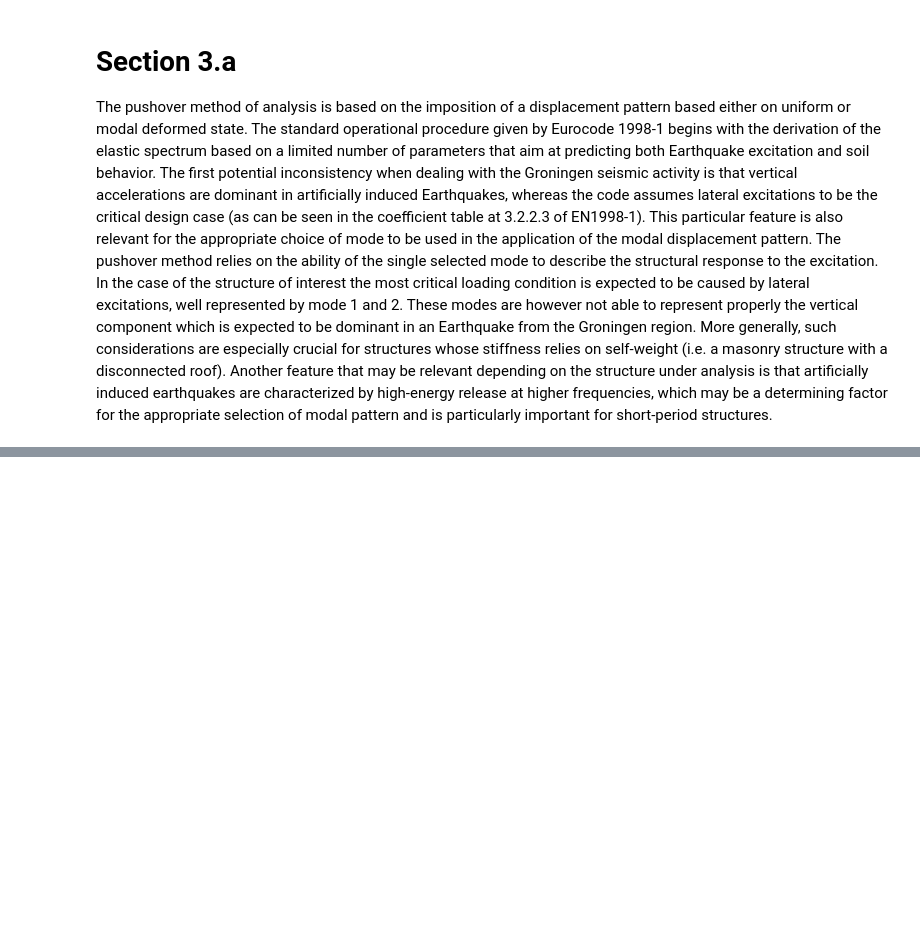
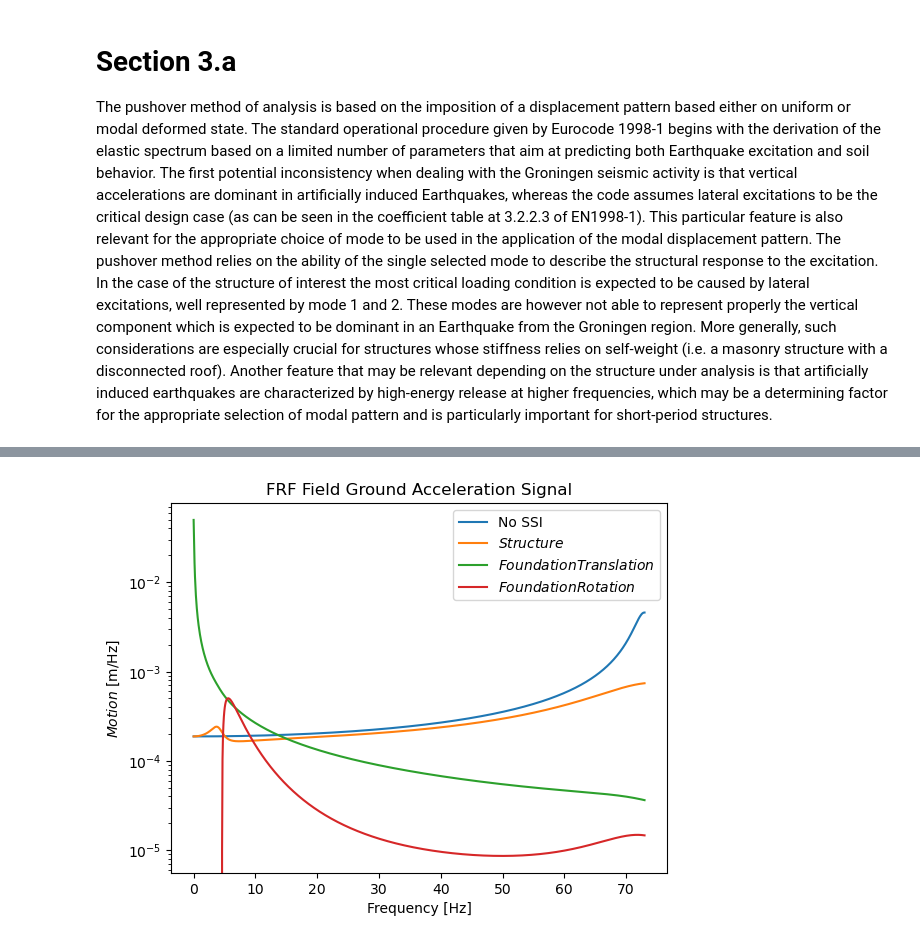
Before and after one commit to Lymone96/CIEM5220-Group2, a Jupyter notebook: 1_SRE/Part 2/Python for Project Work SRE_Part 2/Part B - Notebook (Answers 3-6).ipynb, the cells around one changed output, grey strips where cells are left out. Saved outputs shown, nothing was run; the diff lists cells and outputs as text; code cells hidden in the pictures; blank space fills up the shorter version.

```diff
--- a/1_SRE/Part 2/Python for Project Work SRE_Part 2/Part B - Notebook (Answers 3-6).ipynb
+++ b/1_SRE/Part 2/Python for Project Work SRE_Part 2/Part B - Notebook (Answers 3-6).ipynb
@@ -543,0 +508,89 @@ k_star: 2092786.983 kg*rad^2/s^2
+# %%
+# SDOF Model
+m_modal = 1683     #[kg] modal mass
+M_x = 3940         #[kg] effective translational modal mass in the x direction
+J_y = 371117       #[kg*m^2] effective rotational modal mass about the y-axis (moment of inertia)
+gamma_t = 2575.4   #[-] translational participation factor in the x direction
+gamma_ry = 24995.1 #[-] rotation participation factor about the y-axis
+zeta_star = 0.048  #[-] modal damping ratio (mode 2, arbitrarily assumed)
+
+h_star = gamma_ry/gamma_t
+c_star = 2*zeta_star*m_modal*omega
+k_star = omega**2*M_x
+
+rho_f = 2400 #[kg/m^3] Density of concrete (arbitrarily chosen)
+m_f = rho_f*side_x*side_y*depth #[kg] Mass of foundation
+J_y_f = m_f*(side_x**2+depth**2)/12 #[kg*m^2] Moment of Inertia of foundation about the y-axis
+
+print("Parameter Recap:")
+print(f"h_star: {h_star:.3f} m")
+print(f"c_star: {c_star:.3f} kg*rad/s")
+print(f"k_star: {k_star:.3f} kg*rad^2/s^2")
+
+omega_table_max = 2*v_s/B
+omega_domain = np.linspace(0.001, omega_table_max,1000) #Based on curves applicability (domain in tables)
+
+# Fitting of curves in tables
+## Only c_ry
+points = [[0, 0.25, 0.5, 0.65, 1, 1.5, 2],[0, 0.05, 0.125, 0.2, 0.3, 0.45, 0.55]]
+c_ry_curve = np.poly1d(np.polyfit(points[0], points[1], 5))
+
+# Polynomial graph as sanity check
+# plt.plot(omega_domain, c_ry_curve(omega_domain*B/v_s))
+# plt.show()
+
+frf_ur_tilde = []
+frf_ug_tilde = []
+frf_thetag_tilde = []
+
+for counter,omega in enumerate(omega_domain):
+
+    # Frequency Dependent Coefficients for Dynamic Stiffness and Damping of Soil
+    # (same as previous code-cell but repeated inside the loop only for relevant directions of motion, necessary to account for frequency dependency)
+    a_0 = omega*B/v_s
+
+    K_y_static = (2*G*L/(2-nu))*(2+2.50*chi**0.85) #y coefficient is required to compute K_x_static
+    K_x_static = K_y_static - (0.2/(0.75-nu))*G*L*(1-(B/L))
+    K_x_dyn = K_x_static*1 #Formula from table
+    K_ry_static = (3*G/(1-nu))*I_by**0.75*(L/B)**0.15
+    K_ry_dyn = (1-0.26*a_0) * K_ry_static
+
+    C_x = rho*v_s*A_b
+    C_x_tot = C_x + 2*K_x_dyn*beta/omega
+    C_ry = rho*v_la*I_by*c_ry_curve(a_0)
+    C_ry_tot = C_ry + 2*K_ry_dyn*beta/omega
+
+    # Acceleration
+    a_g_tilde = 1 #[(m/s^2)/Hz] Acceleration in the frequency domain (taken as unitary for FRF computation)
+
+    K_tilde_system = np.zeros((3,3), dtype=complex)
+    K_tilde_system[0, 0] = -omega**2*M_x + 1j*omega*c_star + k_star
+    K_tilde_system[1, 1] = K_x + 1j*omega*C_x_tot - omega**2*(M_x+m_f)
+    K_tilde_system[2, 2] = K_ry + 1j*omega*C_ry_tot - omega**2*(M_x*h_star**2+J_y+J_y_f)
+    K_tilde_system[0, 1] = K_tilde_system[1, 0] = -omega**2*M_x
+    K_tilde_system[0, 2] = K_tilde_system[2, 0] = -omega**2*M_x*h_star
+    K_tilde_system[1, 2] = K_tilde_system[2, 1] = - omega**2*M_x*h_star
+
+    F_tilde = np.array([-M_x*a_g_tilde, -(M_x+m_f)*a_g_tilde, -M_x*h_star*a_g_tilde])
+
+    u_r_tilde_omega , ug_tilde_omega , u_thetag_tilde_omega  = np.linalg.solve(K_tilde_system, F_tilde)
+    print(u_r_tilde_omega)
+    frf_ur_tilde.append(u_r_tilde_omega)
+    frf_ug_tilde.append(ug_tilde_omega)
+    frf_thetag_tilde.append(u_thetag_tilde_omega)
+
+print(len(frf_ur_tilde))
+
+# No-interaction SDOF response
+
+frf_ur_tilde_no_SSI = [-M_x*a_g_tilde/(-omega**2*M_x+1j*c_star*omega+k_star) for omega in omega_domain]
+
+plt.semilogy(omega_domain, np.abs(frf_ur_tilde_no_SSI), label="No SSI")
+plt.semilogy(omega_domain, np.abs(frf_ur_tilde), label="$Structure$")
+plt.semilogy(omega_domain, np.abs(frf_ug_tilde), label="$Foundation Translation$")
+plt.semilogy(omega_domain, frf_thetag_tilde, label="$Foundation Rotation$")
+plt.title("FRF Field Ground Acceleration Signal")
+plt.xlabel("Frequency [Hz]")
+plt.ylabel(r"$Motion$ [m/Hz]")
+plt.legend()
+# %% [output]
@@ -543,0 +615 @@ k_star: 2092786.983 kg*rad^2/s^2
+[figure, added]
```
Also changed, not shown: parts of 17 cells of this notebook, 5 other files.
